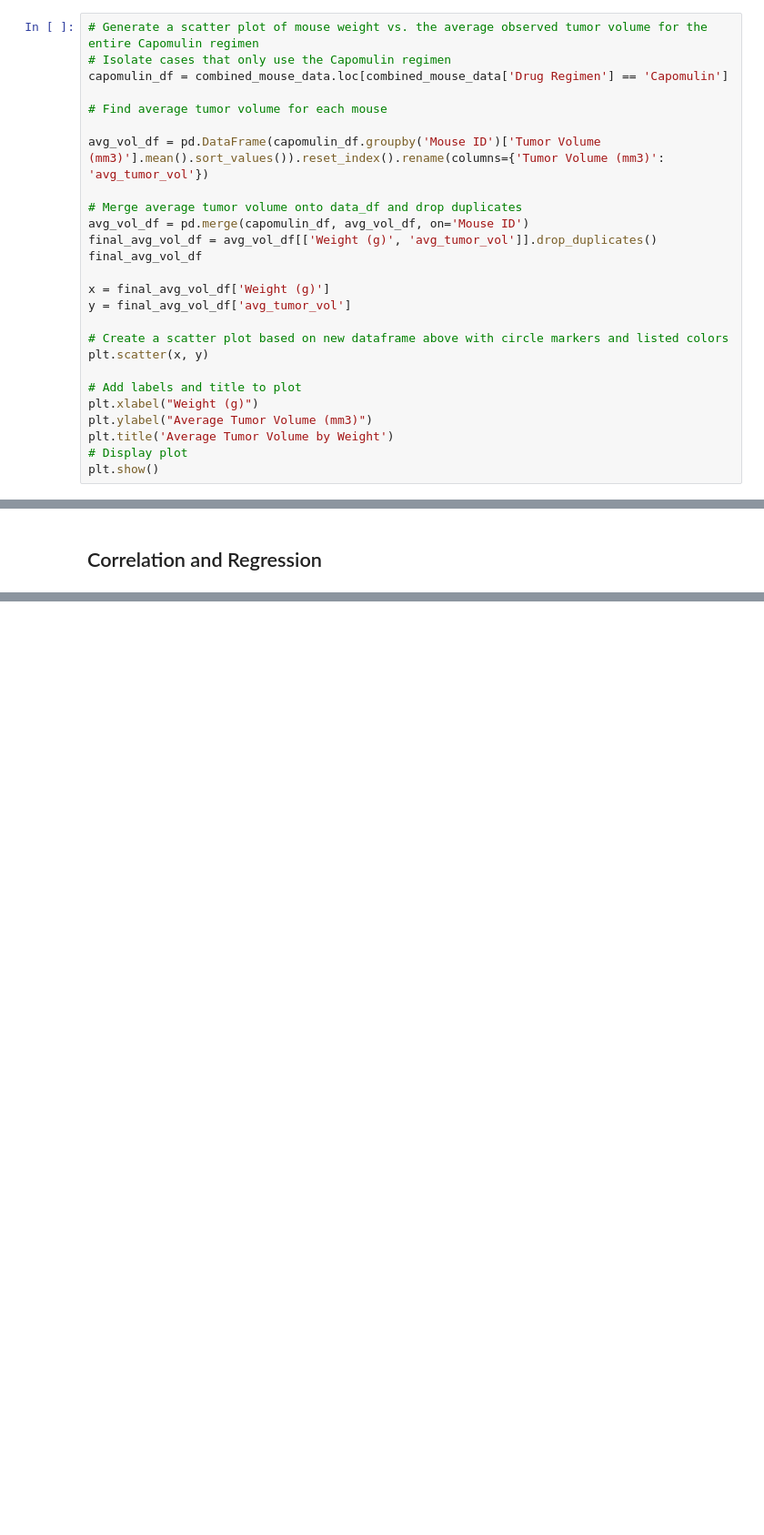
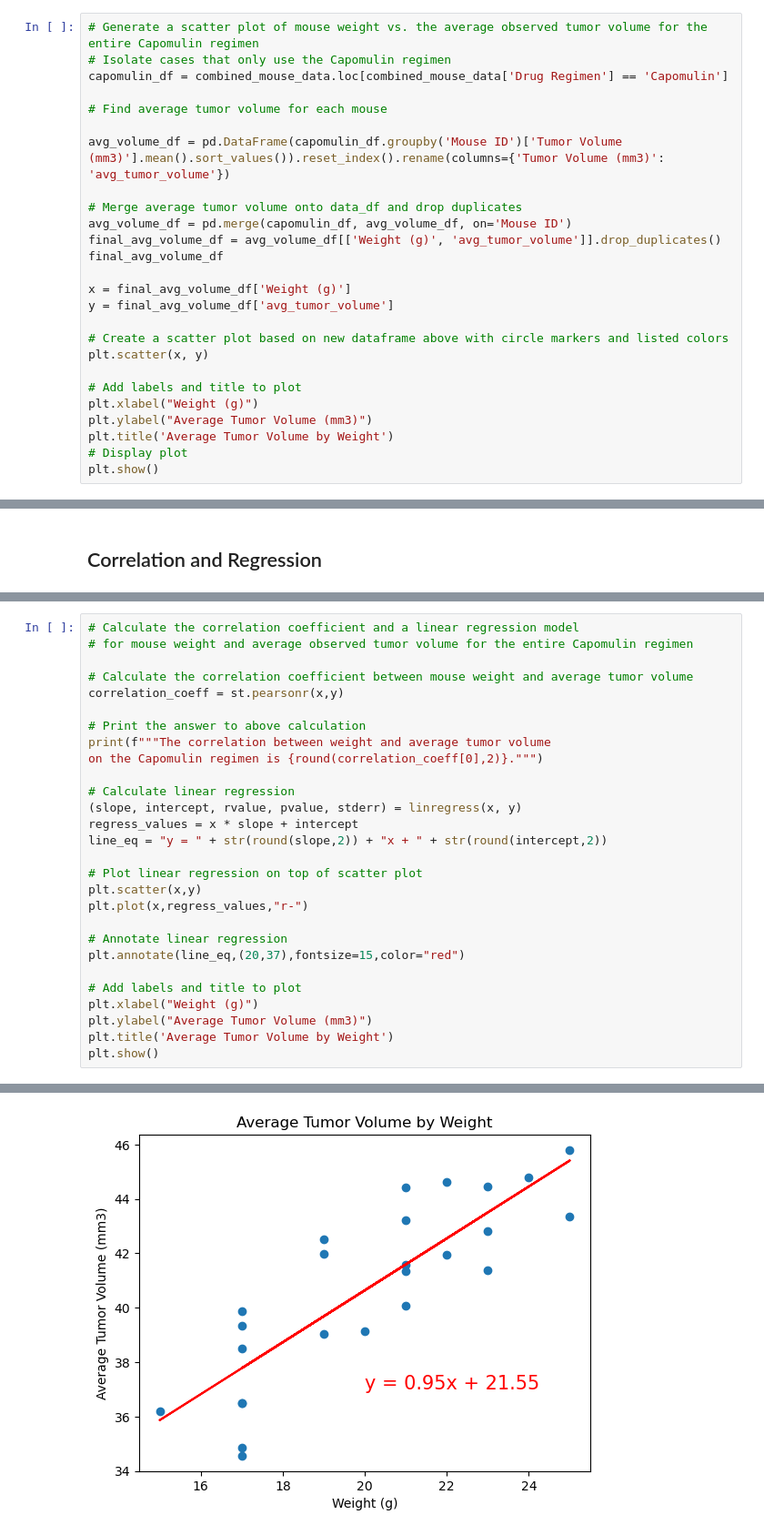
Before and after one commit to vivsarraf/matplotlib-challenge, a Jupyter notebook: Pymaceuticals/pymaceuticals_starter.ipynb, the cells around one changed output, grey strips where cells are left out. Shown: that part at 91% size. Cells and saved outputs as stored; diff of their text form; blank space fills up the shorter version.

Commit message:
updated regression and correlation chart

```diff
--- a/Pymaceuticals/pymaceuticals_starter.ipynb
+++ b/Pymaceuticals/pymaceuticals_starter.ipynb
@@ -289,15 +290,15 @@ capomulin_df = combined_mouse_data.loc[combined_mouse_data['Drug Regimen'] == 'C
 
 # Find average tumor volume for each mouse
 
-avg_vol_df = pd.DataFrame(capomulin_df.groupby('Mouse ID')['Tumor Volume (mm3)'].mean().sort_values()).reset_index().rename(columns={'Tumor Volume (mm3)': 'avg_tumor_vol'})
+avg_volume_df = pd.DataFrame(capomulin_df.groupby('Mouse ID')['Tumor Volume (mm3)'].mean().sort_values()).reset_index().rename(columns={'Tumor Volume (mm3)': 'avg_tumor_volume'})
 
 # Merge average tumor volume onto data_df and drop duplicates
-avg_vol_df = pd.merge(capomulin_df, avg_vol_df, on='Mouse ID')
-final_avg_vol_df = avg_vol_df[['Weight (g)', 'avg_tumor_vol']].drop_duplicates()
-final_avg_vol_df
+avg_volume_df = pd.merge(capomulin_df, avg_volume_df, on='Mouse ID')
+final_avg_volume_df = avg_volume_df[['Weight (g)', 'avg_tumor_volume']].drop_duplicates()
+final_avg_volume_df
 
-x = final_avg_vol_df['Weight (g)']
-y = final_avg_vol_df['avg_tumor_vol']
+x = final_avg_volume_df['Weight (g)']
+y = final_avg_volume_df['avg_tumor_volume']
 
 # Create a scatter plot based on new dataframe above with circle markers and listed colors
 plt.scatter(x, y)
@@ -320,0 +316,29 @@ The correlation between mouse weight and the average tumor volume is 0.84
+# %%
+# Calculate the correlation coefficient and a linear regression model
+# for mouse weight and average observed tumor volume for the entire Capomulin regimen
+
+# Calculate the correlation coefficient between mouse weight and average tumor volume
+correlation_coeff = st.pearsonr(x,y)
+
+# Print the answer to above calculation
+print(f"""The correlation between weight and average tumor volume
+on the Capomulin regimen is {round(correlation_coeff[0],2)}.""")
+
+# Calculate linear regression
+(slope, intercept, rvalue, pvalue, stderr) = linregress(x, y)
+regress_values = x * slope + intercept
+line_eq = "y = " + str(round(slope,2)) + "x + " + str(round(intercept,2))
+
+# Plot linear regression on top of scatter plot
+plt.scatter(x,y)
+plt.plot(x,regress_values,"r-")
+
+# Annotate linear regression
+plt.annotate(line_eq,(20,37),fontsize=15,color="red")
+
+# Add labels and title to plot
+plt.xlabel("Weight (g)")
+plt.ylabel("Average Tumor Volume (mm3)")
+plt.title('Average Tumor Volume by Weight')
+plt.show()
+# %% [output]
@@ -320,0 +347 @@ The correlation between mouse weight and the average tumor volume is 0.84
+[figure, added]
```
Also changed, not shown: parts of 3 cells of this notebook.
